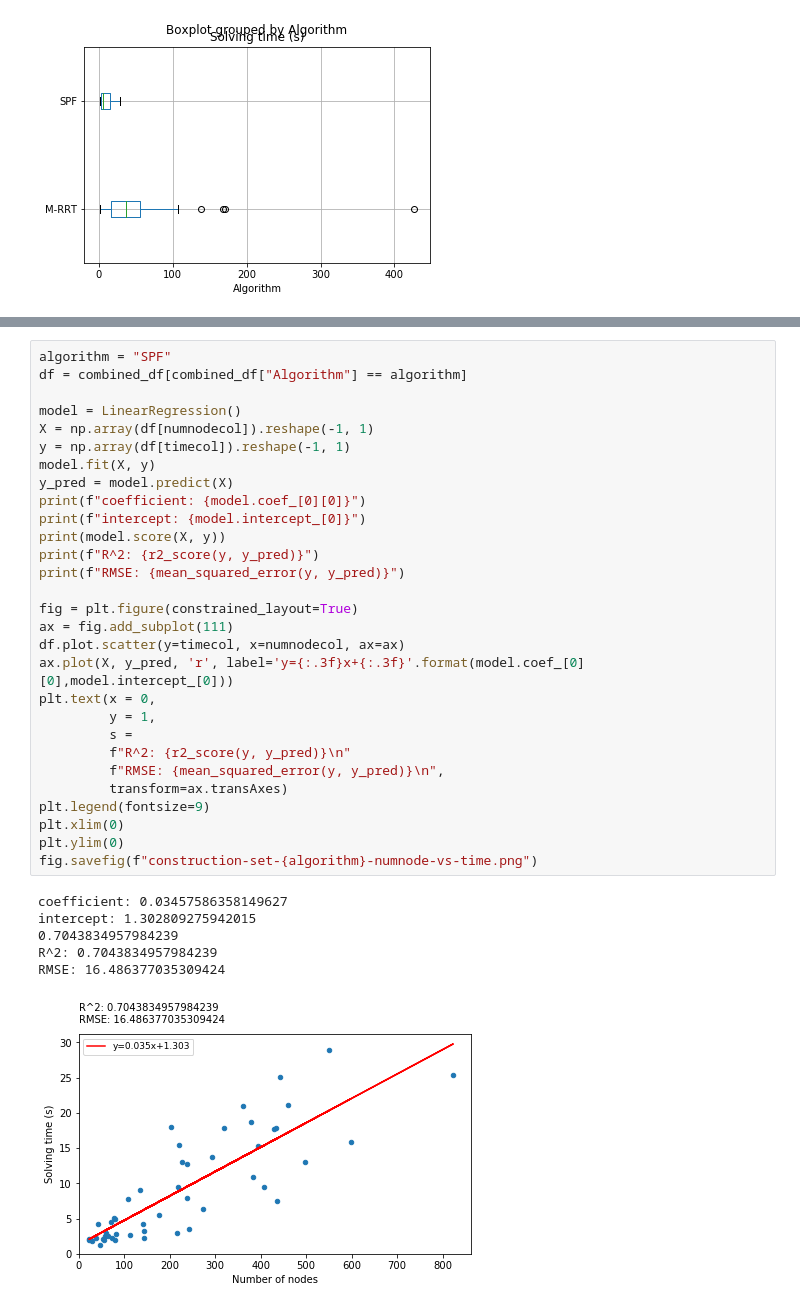
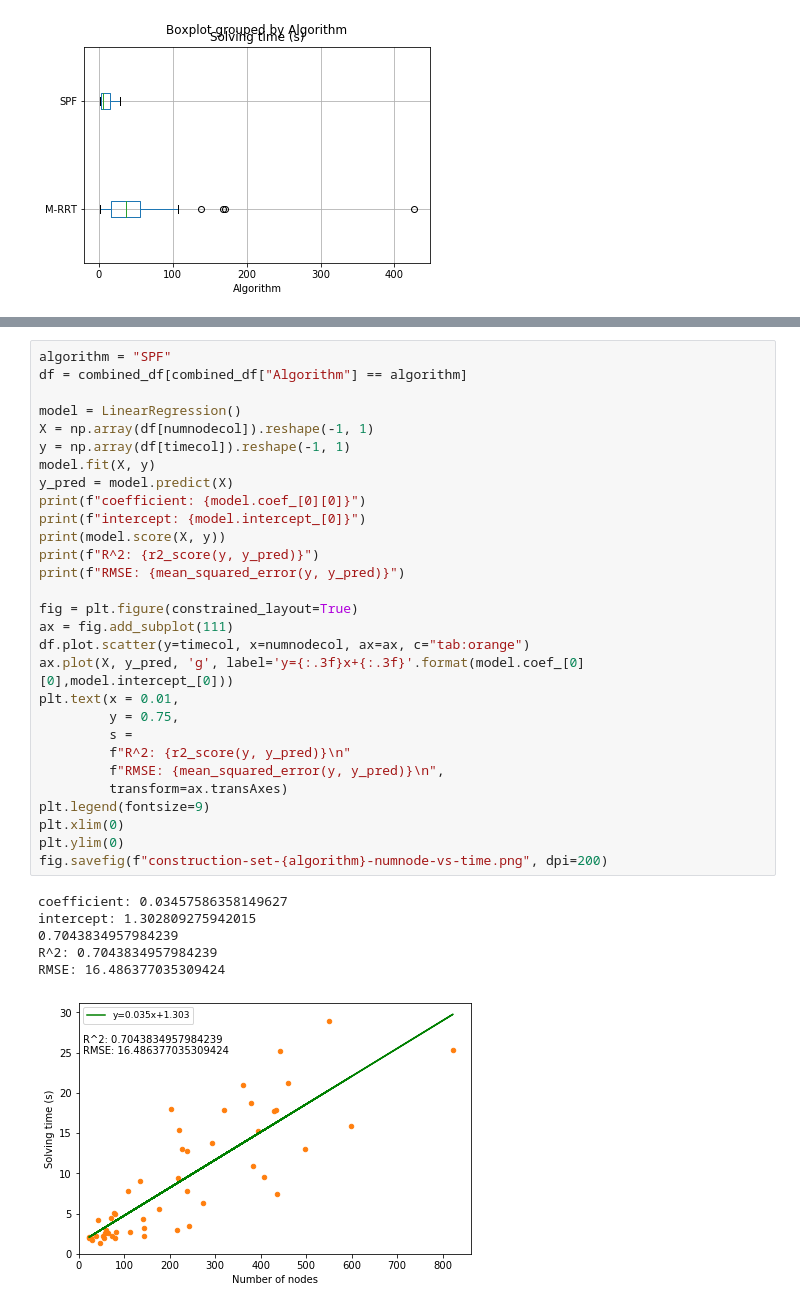
Before and after one commit to humanoid-path-planner/hpp_benchmark, a Jupyter notebook: 2022-07-08/visualize_results.ipynb, the cells around one changed output, grey strips where cells are left out. Drawn from its saved outputs; the diff is of its cells as text.

Commit message:
Add processing scripts and images for report

```diff
--- a/2022-07-08/visualize_results.ipynb
+++ b/2022-07-08/visualize_results.ipynb
@@ -294,36 +247,36 @@ RMSE: 28.8960328621763
 # %%
 algorithm = "SPF"
 df = combined_df[combined_df["Algorithm"] == algorithm]
 
 model = LinearRegression()
 X = np.array(df[numnodecol]).reshape(-1, 1)
 y = np.array(df[timecol]).reshape(-1, 1)
 model.fit(X, y)
 y_pred = model.predict(X)
 print(f"coefficient: {model.coef_[0][0]}")
 print(f"intercept: {model.intercept_[0]}")
 print(model.score(X, y))
 print(f"R^2: {r2_score(y, y_pred)}")
 print(f"RMSE: {mean_squared_error(y, y_pred)}")
 
 fig = plt.figure(constrained_layout=True)
 ax = fig.add_subplot(111)
-df.plot.scatter(y=timecol, x=numnodecol, ax=ax)
-ax.plot(X, y_pred, 'r', label='y={:.3f}x+{:.3f}'.format(model.coef_[0][0],model.intercept_[0]))
-plt.text(x = 0,
-         y = 1,
+df.plot.scatter(y=timecol, x=numnodecol, ax=ax, c="tab:orange")
+ax.plot(X, y_pred, 'g', label='y={:.3f}x+{:.3f}'.format(model.coef_[0][0],model.intercept_[0]))
+plt.text(x = 0.01,
+         y = 0.75,
          s =
          f"R^2: {r2_score(y, y_pred)}\n"
          f"RMSE: {mean_squared_error(y, y_pred)}\n",
          transform=ax.transAxes)
 plt.legend(fontsize=9)
 plt.xlim(0)
 plt.ylim(0)
-fig.savefig(f"construction-set-{algorithm}-numnode-vs-time.png")
+fig.savefig(f"construction-set-{algorithm}-numnode-vs-time.png", dpi=200)
 # %% [output]
 coefficient: 0.03457586358149627
 intercept: 1.302809275942015
 0.7043834957984239
 R^2: 0.7043834957984239
 RMSE: 16.486377035309424
-[figure, old version]
+[figure, new version]
```
Also changed, not shown: parts of 69 cells of this notebook, 30 other files.
